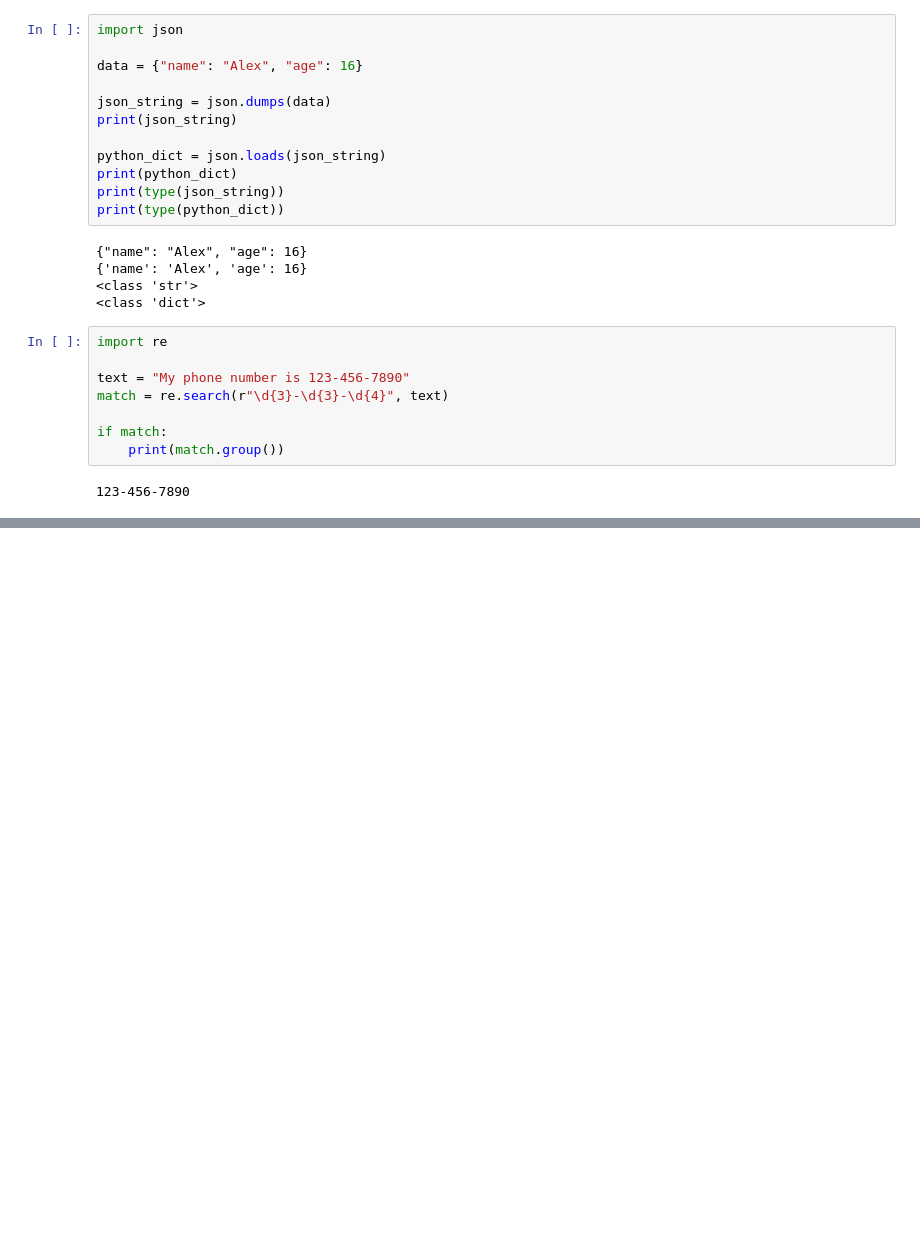
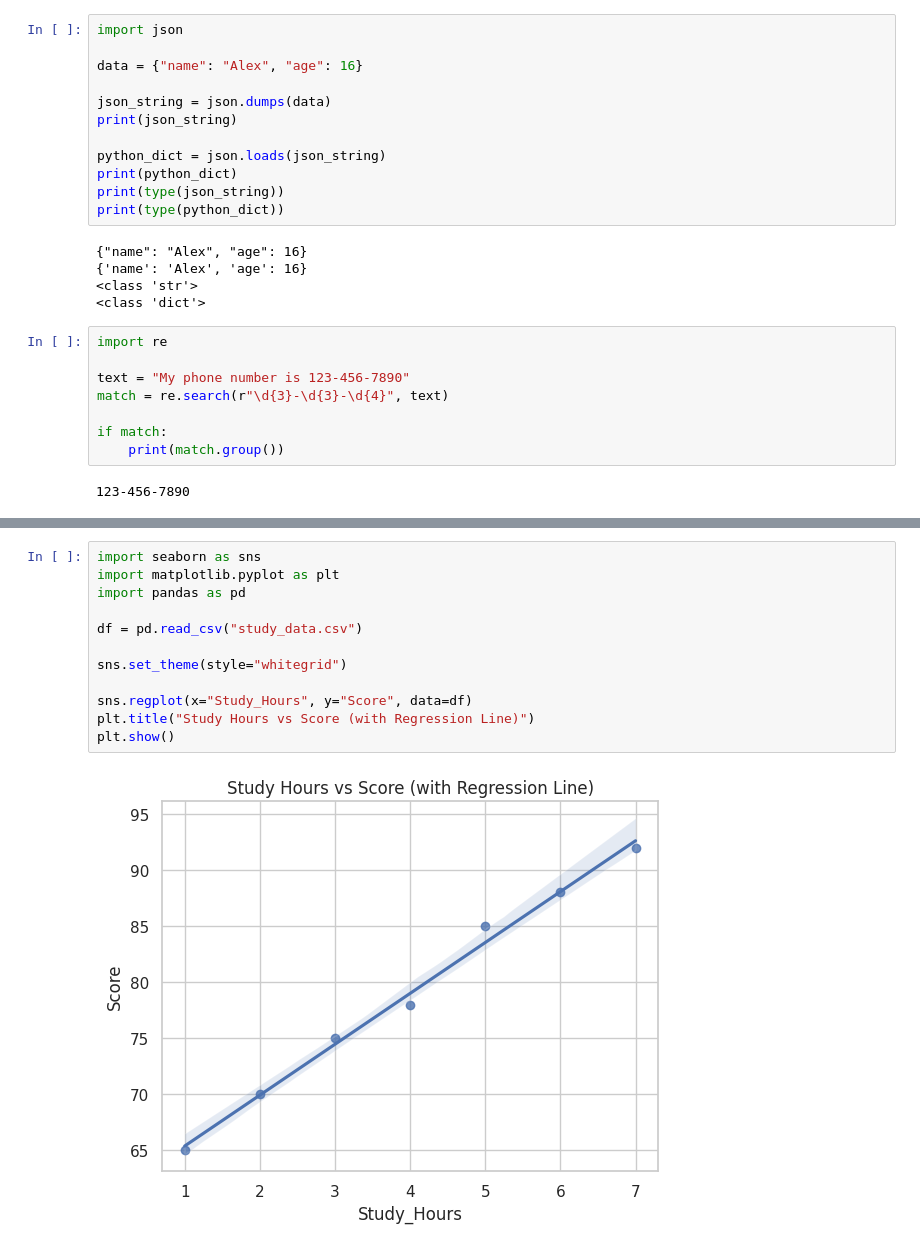
Before and after one commit to Ramasamy3488/AI-ML-DS, a Jupyter notebook: buildinlibraries.ipynb, the cells around one changed output, grey strips where cells are left out. Drawn from its saved outputs; the diff is of its cells as text; blank space fills up the shorter version.

```diff
--- a/buildinlibraries.ipynb
+++ b/buildinlibraries.ipynb
@@ -77,0 +288,14 @@ if match:
+# %%
+import seaborn as sns
+import matplotlib.pyplot as plt
+import pandas as pd
+
+df = pd.read_csv("study_data.csv")
+
+sns.set_theme(style="whitegrid")
+
+sns.regplot(x="Study_Hours", y="Score", data=df)
+plt.title("Study Hours vs Score (with Regression Line)")
+plt.show()
+# %% [output]
+[figure, added]
```
Also changed, not shown: parts of 21 cells of this notebook.
